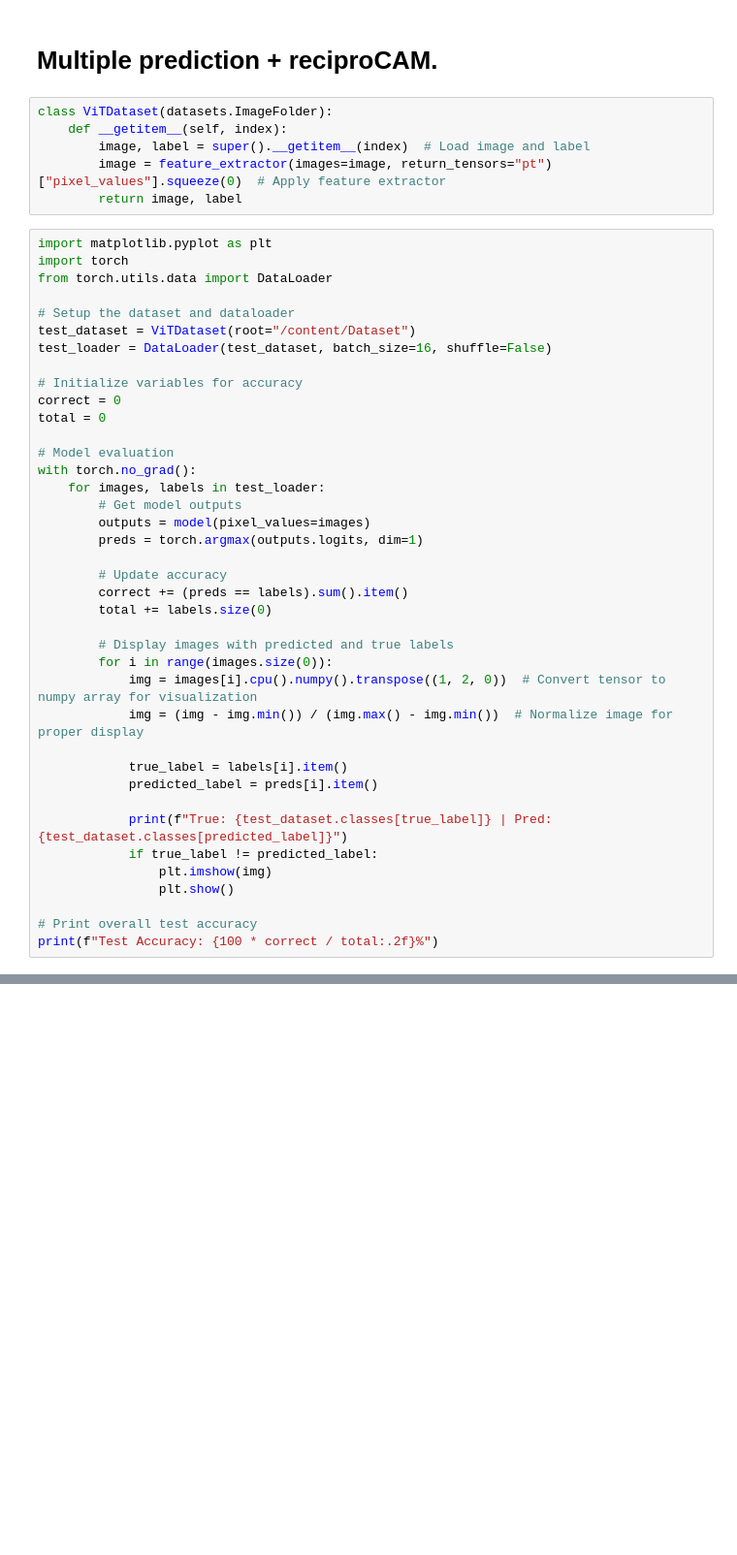
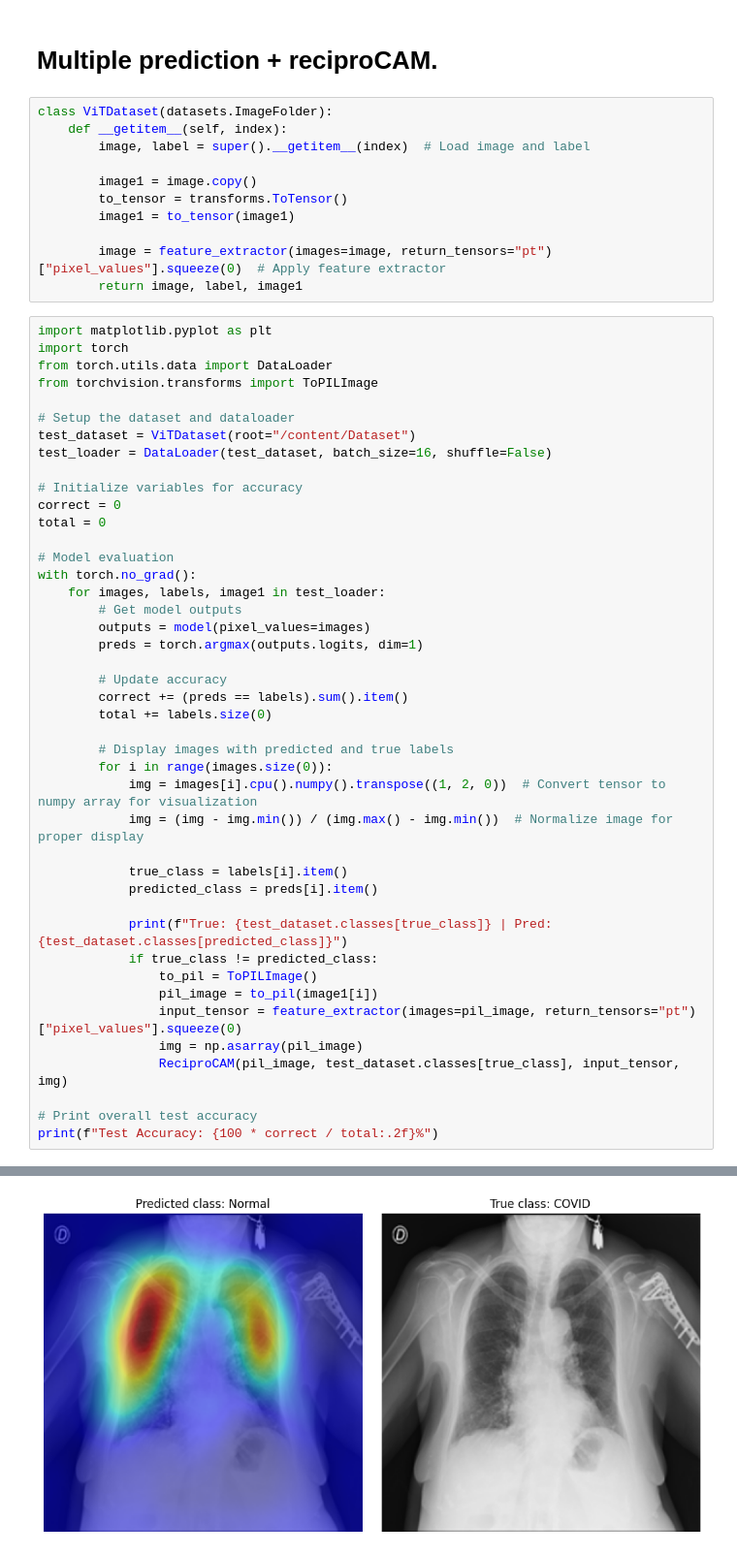
Before and after one commit to MinHius/ViT-CAM-for-Biomedical-Image-Analysis, a Jupyter notebook: ViT_reciproCAM.ipynb, the cells around one changed output, grey strips where cells are left out. Shown: that part at 97% size. Drawn from its saved outputs; the diff is of its cells as text; blank space fills up the shorter version.

```diff
--- a/ViT_reciproCAM.ipynb
+++ b/ViT_reciproCAM.ipynb
@@ -264,12 +272,18 @@ Recipro CAM Execution Time:  19.593875646591187  :  0
 class ViTDataset(datasets.ImageFolder):
     def __getitem__(self, index):
         image, label = super().__getitem__(index)  # Load image and label
+
+        image1 = image.copy()
+        to_tensor = transforms.ToTensor()
+        image1 = to_tensor(image1)
+
         image = feature_extractor(images=image, return_tensors="pt")["pixel_values"].squeeze(0)  # Apply feature extractor
-        return image, label
+        return image, label, image1
 # %%
 import matplotlib.pyplot as plt
 import torch
 from torch.utils.data import DataLoader
+from torchvision.transforms import ToPILImage
 
 # Setup the dataset and dataloader
 test_dataset = ViTDataset(root="/content/Dataset")
@@ -281,7 +295,7 @@ total = 0
 
 # Model evaluation
 with torch.no_grad():
-    for images, labels in test_loader:
+    for images, labels, image1 in test_loader:
         # Get model outputs
         outputs = model(pixel_values=images)
         preds = torch.argmax(outputs.logits, dim=1)
@@ -295,13 +309,17 @@ with torch.no_grad():
             img = images[i].cpu().numpy().transpose((1, 2, 0))  # Convert tensor to numpy array for visualization
             img = (img - img.min()) / (img.max() - img.min())  # Normalize image for proper display
 
-            true_label = labels[i].item()
-            predicted_label = preds[i].item()
+            true_class = labels[i].item()
+            predicted_class = preds[i].item()
 
-            print(f"True: {test_dataset.classes[true_label]} | Pred: {test_dataset.classes[predicted_label]}")
-            if true_label != predicted_label:
-                plt.imshow(img)
-                plt.show()
+            print(f"True: {test_dataset.classes[true_class]} | Pred: {test_dataset.classes[predicted_class]}")
+            if true_class != predicted_class:
+                to_pil = ToPILImage()
+                pil_image = to_pil(image1[i])
+                input_tensor = feature_extractor(images=pil_image, return_tensors="pt")["pixel_values"].squeeze(0)
+                img = np.asarray(pil_image)
+                ReciproCAM(pil_image, test_dataset.classes[true_class], input_tensor, img)
 
 # Print overall test accuracy
 print(f"Test Accuracy: {100 * correct / total:.2f}%")
+# %% [output]
@@ -307,0 +330 @@ print(f"Test Accuracy: {100 * correct / total:.2f}%")
+[figure, added]
```
Also changed, not shown: parts of 3 cells of this notebook.
